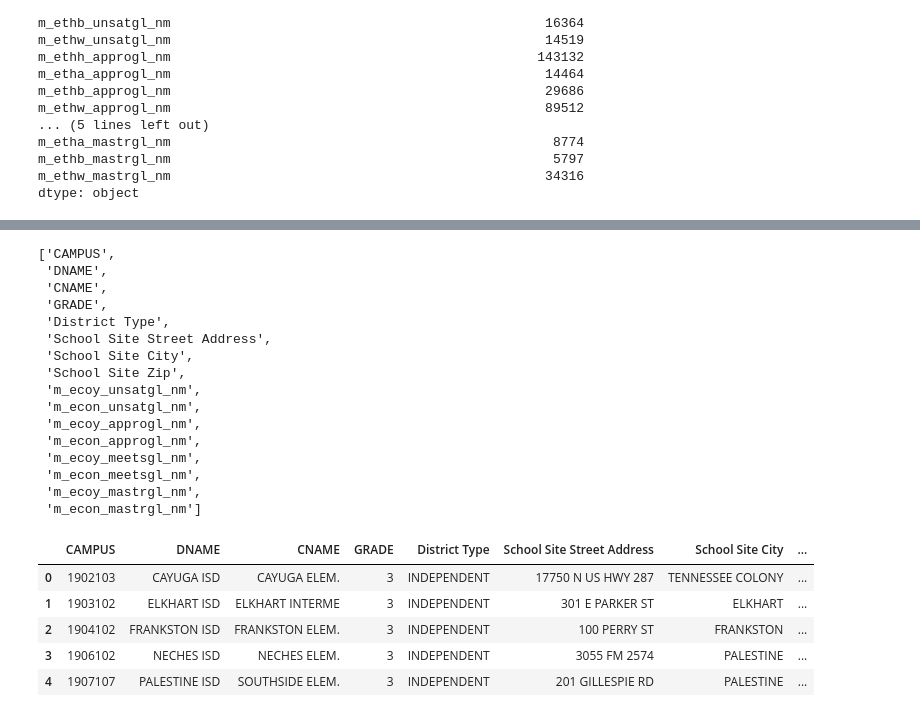
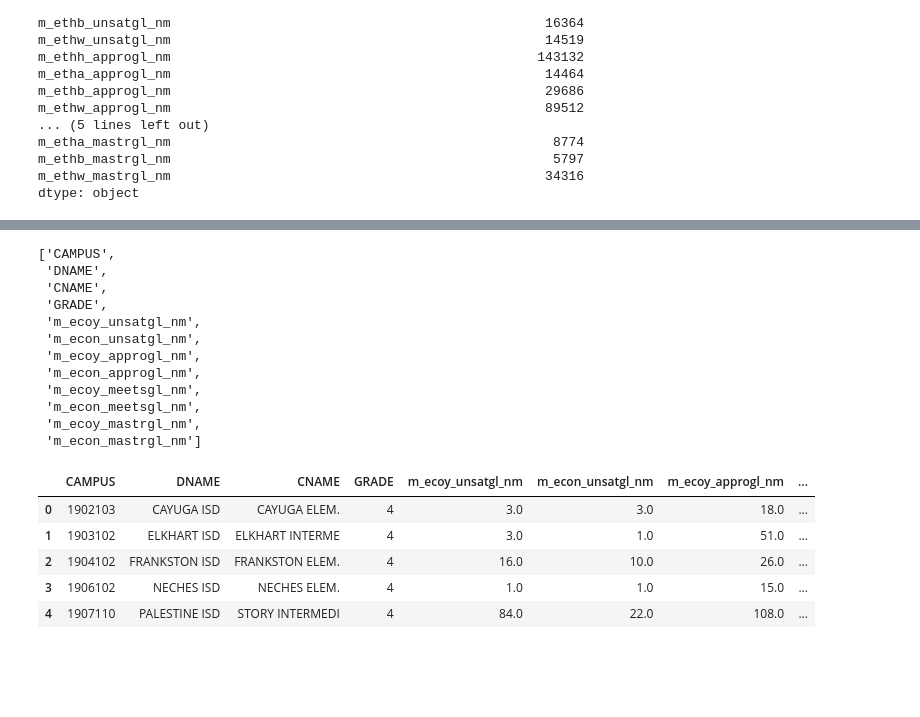
Before and after one commit to jteickholt/Team10Project1_Repo, a Jupyter notebook: notebooks/SchoolData_Focused_Grade3.ipynb, the cells around one changed output, grey strips where cells are left out. Cells and saved outputs as stored; diff of their text form; code cells hidden in the pictures; blank space fills up the shorter version.

```diff
--- a/notebooks/SchoolData_Focused_Grade3.ipynb
+++ b/notebooks/SchoolData_Focused_Grade3.ipynb
@@ -314,7 +204,7 @@ renamed_demographicsHABW_df.to_csv('../cleandata/DemographicsHABWGrade3.csv', in
 # %%
 #Economically disadvantaged data
 #Create list for these headers from the headerlist with added campus number, district name, campus name, and grade info.
-econlist = ['CAMPUS', 'DNAME', 'CNAME', 'GRADE', 'District Type', 'School Site Street Address', 'School Site City', 'School Site Zip']
+econlist = ['CAMPUS', 'DNAME', 'CNAME', 'GRADE']
 for name in headerlist:
     if 'ecoy' in name:
         econlist.append(name)
@@ -328,10 +218,6 @@ econlist
  'DNAME',
  'CNAME',
  'GRADE',
- 'District Type',
- 'School Site Street Address',
- 'School Site City',
- 'School Site Zip',
  'm_ecoy_unsatgl_nm',
  'm_econ_unsatgl_nm',
  'm_ecoy_approgl_nm',
@@ -342,15 +228,15 @@ econlist
  'm_econ_mastrgl_nm']
 # %%
 #Use econlist to query cleanedschooldata
-econdisadvantaged = cleanedschooldata2[econlist]
+econdisadvantaged = cleanedschooldata[econlist]
 econdisadvantaged.head()
 # %% [output]
-|  | CAMPUS | DNAME | CNAME | GRADE | District Type | School Site Street Address | School Site City | ... |
-| 0 | 1902103 | CAYUGA ISD | CAYUGA ELEM. | 3 | INDEPENDENT | 17750 N US HWY 287 | TENNESSEE COLONY | ... |
-| 1 | 1903102 | ELKHART ISD | ELKHART INTERME | 3 | INDEPENDENT | 301 E PARKER ST | ELKHART | ... |
-| 2 | 1904102 | FRANKSTON ISD | FRANKSTON ELEM. | 3 | INDEPENDENT | 100 PERRY ST | FRANKSTON | ... |
-| 3 | 1906102 | NECHES ISD | NECHES ELEM. | 3 | INDEPENDENT | 3055 FM 2574 | PALESTINE | ... |
-| 4 | 1907107 | PALESTINE ISD | SOUTHSIDE ELEM. | 3 | INDEPENDENT | 201 GILLESPIE RD | PALESTINE | ... |
+|  | CAMPUS | DNAME | CNAME | GRADE | m_ecoy_unsatgl_nm | m_econ_unsatgl_nm | m_ecoy_approgl_nm | ... |
+| 0 | 1902103 | CAYUGA ISD | CAYUGA ELEM. | 4 | 3.0 | 3.0 | 18.0 | ... |
+| 1 | 1903102 | ELKHART ISD | ELKHART INTERME | 4 | 3.0 | 1.0 | 51.0 | ... |
+| 2 | 1904102 | FRANKSTON ISD | FRANKSTON ELEM. | 4 | 16.0 | 10.0 | 26.0 | ... |
+| 3 | 1906102 | NECHES ISD | NECHES ELEM. | 4 | 1.0 | 1.0 | 15.0 | ... |
+| 4 | 1907110 | PALESTINE ISD | STORY INTERMEDI | 4 | 84.0 | 22.0 | 108.0 | ... |
 # %%
 #Rename the columns for easier referencing.
 renamed_disadvantaged = econdisadvantaged.rename(columns = {'m_ecoy_unsatgl_nm': 'Below Grade Level ED_Yes', 'm_econ_unsatgl_nm': 'Below Grade Level ED_No',
```
Also changed, not shown: parts of 20 cells of this notebook, 25 other files.
